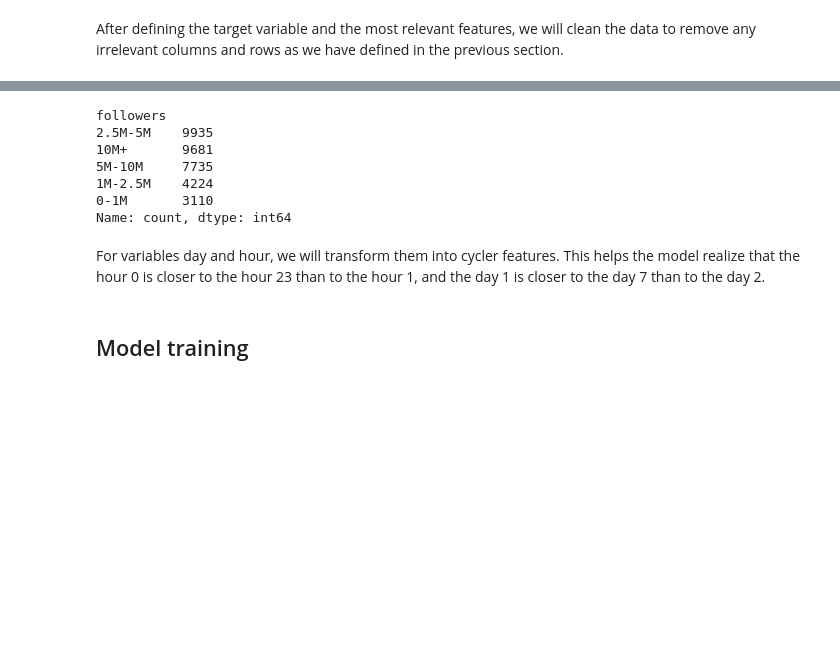
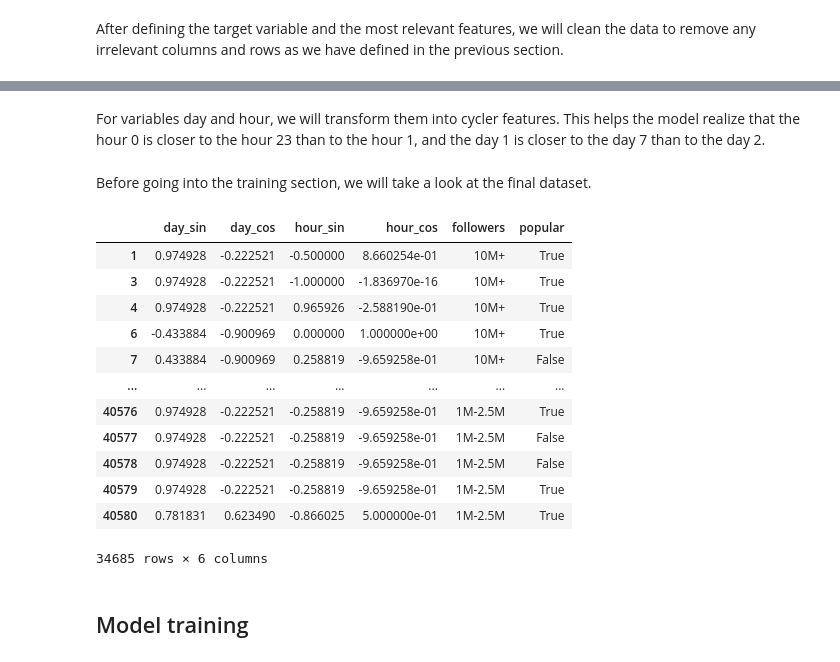
Before and after one commit to TehWeifu/IABD, a Jupyter notebook: SistemasDeAprendizajeAutomatico/Andreas/2-Twitter/JBSL-TwitterModel.ipynb, the cells around one changed output, grey strips where cells are left out. Cells and saved outputs as stored; diff of their text form; code cells hidden in the pictures; blank space fills up the shorter version.

```diff
--- a/SistemasDeAprendizajeAutomatico/Andreas/2-Twitter/JBSL-TwitterModel.ipynb
+++ b/SistemasDeAprendizajeAutomatico/Andreas/2-Twitter/JBSL-TwitterModel.ipynb
@@ -242,14 +251,3 @@ tweets_users.loc[:, 'followers'] = pd.cut(tweets_users['followers'],
-# %%
-# Count how many tweets are in each category
-tweets_users['followers'].value_counts()
-# %% [output]
-followers
-2.5M-5M    9935
-10M+       9681
-5M-10M     7735
-1M-2.5M    4224
-0-1M       3110
-Name: count, dtype: int64
 # %% [markdown]
 For variables day and hour, we will transform them into cycler features. This helps the model realize that the hour 0 is closer to the hour 23 than to the hour 1, and the day 1 is closer to the day 7 than to the day 2.
 # %%
@@ -262,6 +260,27 @@ tweets_users['day_cos'] = tweets_users['day'].apply(lambda x: np.cos(2 * np.pi *
 # Transform hour column into a cyclic feature
 tweets_users['hour_sin'] = tweets_users['hour'].apply(lambda x: np.sin(2 * np.pi * x / 24))
 tweets_users['hour_cos'] = tweets_users['hour'].apply(lambda x: np.cos(2 * np.pi * x / 24))
+# %% [markdown]
+Before going into the training section, we will take a look at the final dataset.
+# %%
+features_chosen = ['day_sin', 'day_cos', 'hour_sin', 'hour_cos', 'followers', 'popular']
+
+tweets_users = tweets_users[features_chosen]
+tweets_users
+# %% [output]
+|  | day_sin | day_cos | hour_sin | hour_cos | followers | popular |
+| 1 | 0.974928 | -0.222521 | -0.500000 | 8.660254e-01 | 10M+ | True |
+| 3 | 0.974928 | -0.222521 | -1.000000 | -1.836970e-16 | 10M+ | True |
+| 4 | 0.974928 | -0.222521 | 0.965926 | -2.588190e-01 | 10M+ | True |
+| 6 | -0.433884 | -0.900969 | 0.000000 | 1.000000e+00 | 10M+ | True |
+| 7 | 0.433884 | -0.900969 | 0.258819 | -9.659258e-01 | 10M+ | False |
+| ... | ... | ... | ... | ... | ... | ... |
+| 40576 | 0.974928 | -0.222521 | -0.258819 | -9.659258e-01 | 1M-2.5M | True |
+| 40577 | 0.974928 | -0.222521 | -0.258819 | -9.659258e-01 | 1M-2.5M | False |
+| 40578 | 0.974928 | -0.222521 | -0.258819 | -9.659258e-01 | 1M-2.5M | False |
+| 40579 | 0.974928 | -0.222521 | -0.258819 | -9.659258e-01 | 1M-2.5M | True |
+| 40580 | 0.781831 | 0.623490 | -0.866025 | 5.000000e-01 | 1M-2.5M | True |
+34685 rows × 6 columns
 # %% [markdown]
 ## Model training
 # %% [markdown]
```
Also changed, not shown: parts of 28 cells of this notebook.
